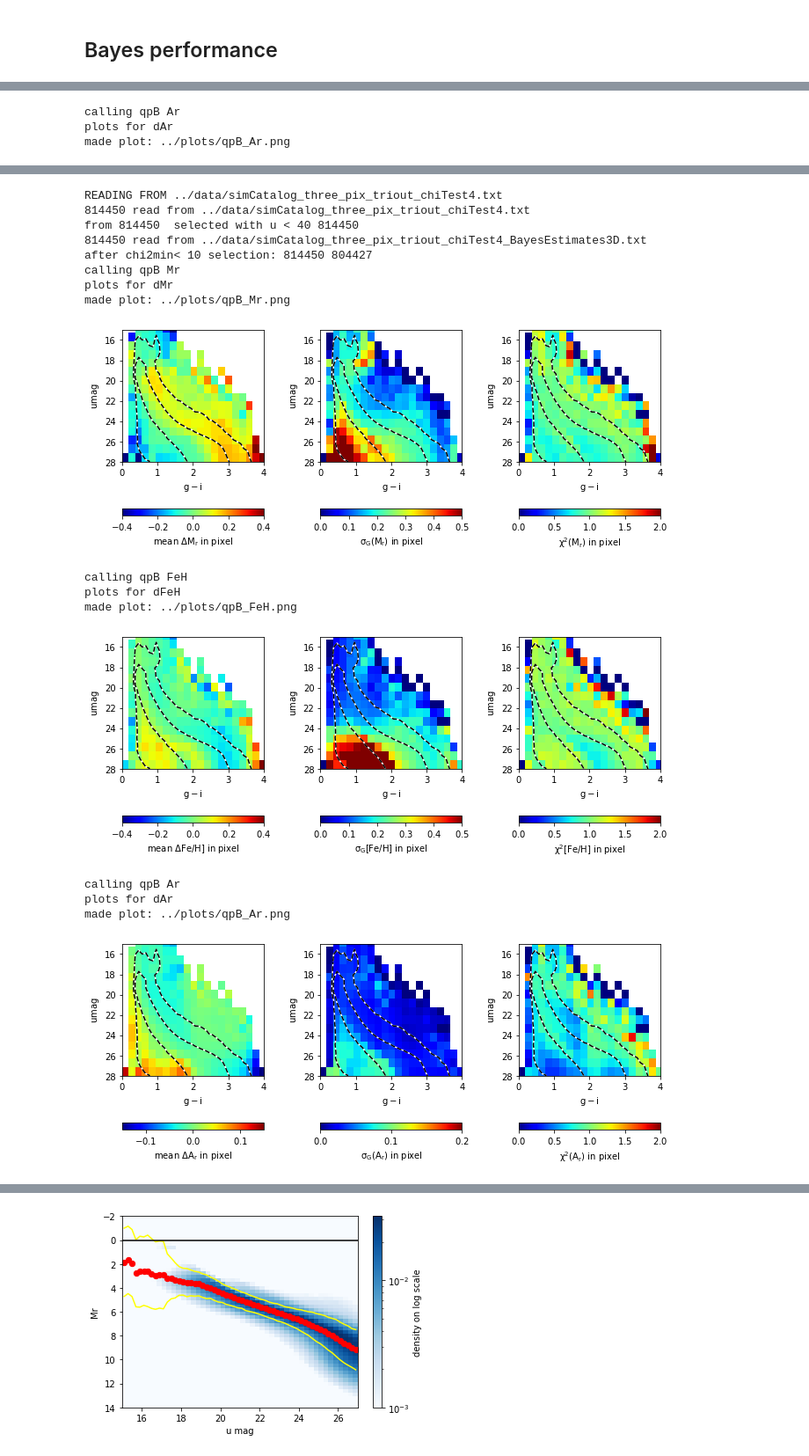
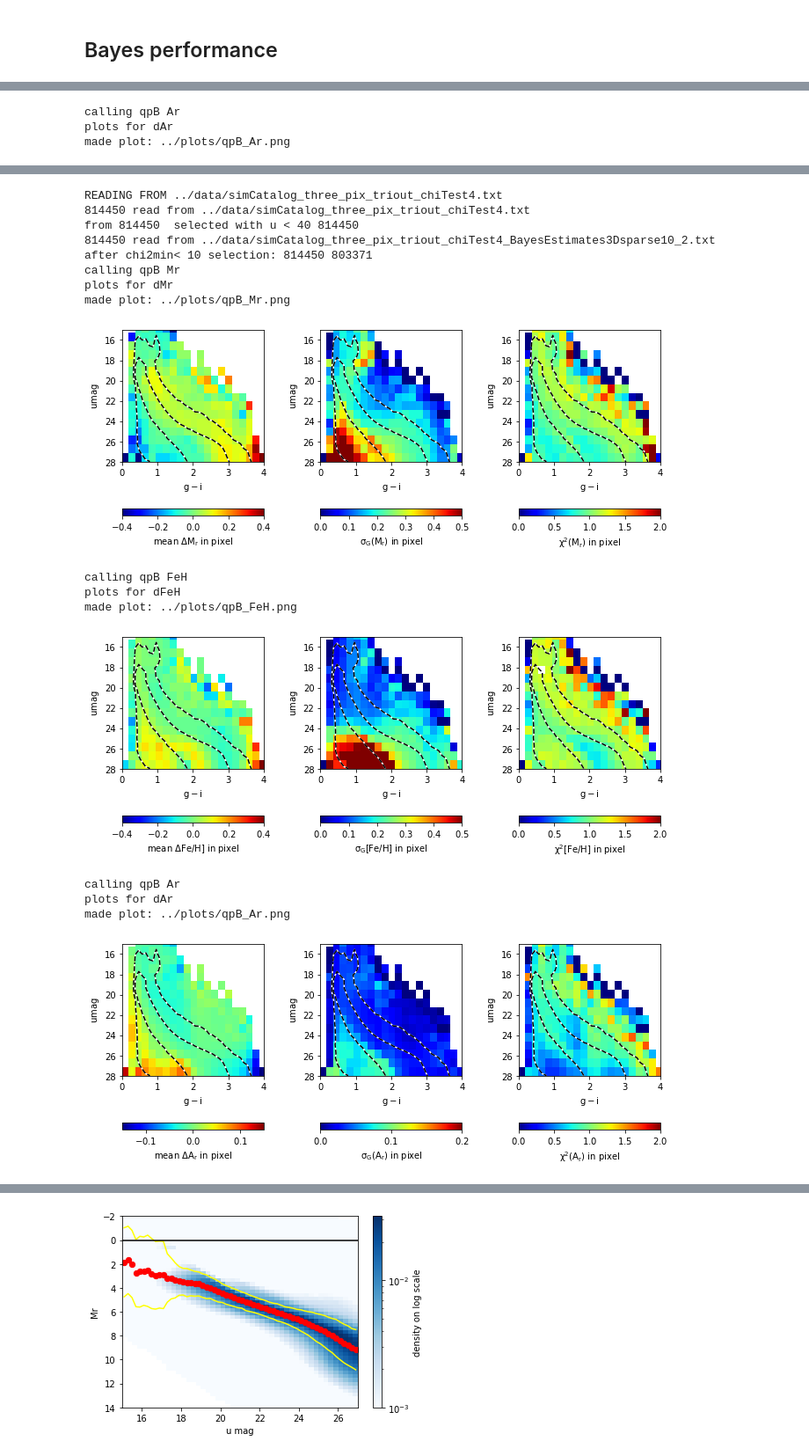
Before and after one commit to labastro-rbi/photoD, a Jupyter notebook: notebooks/compare2truth3D.ipynb, the cells around one changed output, grey strips where cells are left out. Shown at 88% size. Cells and saved outputs as stored; diff of their text form; code cells hidden in the pictures.

```diff
--- a/notebooks/compare2truth3D.ipynb
+++ b/notebooks/compare2truth3D.ipynb
@@ -30,13 +30,18 @@ import PlotTools as pt
 # %%
 infile1 = '../data/simCatalog_three_pix_triout_chiTest4.txt'
 infile2 = '../data/simCatalog_three_pix_triout_chiTest4_BayesEstimates3D.txt'
+
+# 10-2 downgraded grid
+infile2 = '../data/simCatalog_three_pix_triout_chiTest4_BayesEstimates3Dsparse10_2.txt'
+
+
 chi2max=10
 umagMax=40
 
 # performance (mean, sig, chi2) in FeH vs. Mr diagrams
 s1, s2 = bt.checkBayes(infile1, infile2, chi2max, umagMax, chiTest=True, cmd=False, fitQ=False, b3D=True)
 !cp '../plots/qpB_Mr.png' '../plots/qpB_chiTest4_3D_Mr.png'
-!cp '../plots/qpB_FeH.png' '../plots/qpB_chiTest4_3_FeH.png'
+!cp '../plots/qpB_FeH.png' '../plots/qpB_chiTest4_3D_FeH.png'
 !cp '../plots/qpB_Ar.png' '../plots/qpB_chiTest4_3D_Ar.png'
 
 # performance (mean, sig, chi2) in umag vs. g-i diagrams
@@ -69,20 +74,20 @@ made plot: ../plots/qpB_Ar.png
 READING FROM ../data/simCatalog_three_pix_triout_chiTest4.txt
 814450 read from ../data/simCatalog_three_pix_triout_chiTest4.txt
 from 814450  selected with u < 40 814450
-814450 read from ../data/simCatalog_three_pix_triout_chiTest4_BayesEstimates3D.txt
-after chi2min< 10 selection: 814450 804427
+814450 read from ../data/simCatalog_three_pix_triout_chiTest4_BayesEstimates3Dsparse10_2.txt
+after chi2min< 10 selection: 814450 803371
 calling qpB Mr
 plots for dMr
 made plot: ../plots/qpB_Mr.png
-[figure, old version]
+[figure, new version]
 calling qpB FeH
 plots for dFeH
 made plot: ../plots/qpB_FeH.png
-[figure, old version]
+[figure, new version]
 calling qpB Ar
 plots for dAr
 made plot: ../plots/qpB_Ar.png
-[figure, old version]
+[figure, new version]
 READING FROM ../data/simCatalog_three_pix_triout_chiTest4.txt
 814450 read from ../data/simCatalog_three_pix_triout_chiTest4.txt
 from 814450  selected with u < 40 814450
```
Also changed, not shown: parts of 7 cells of this notebook, 5 other files.
